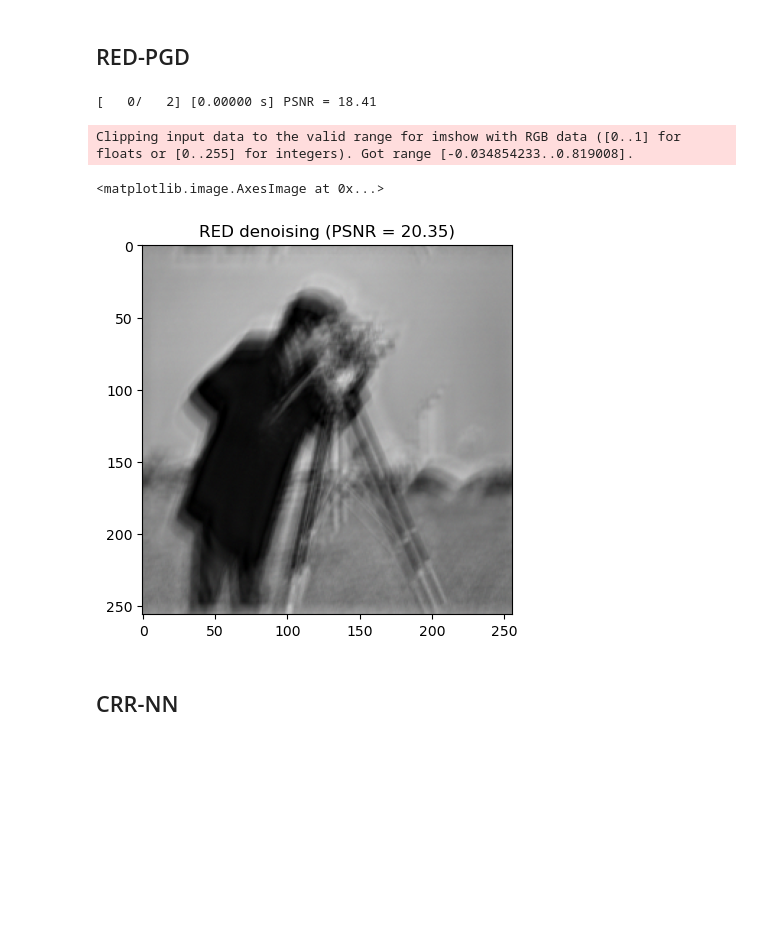
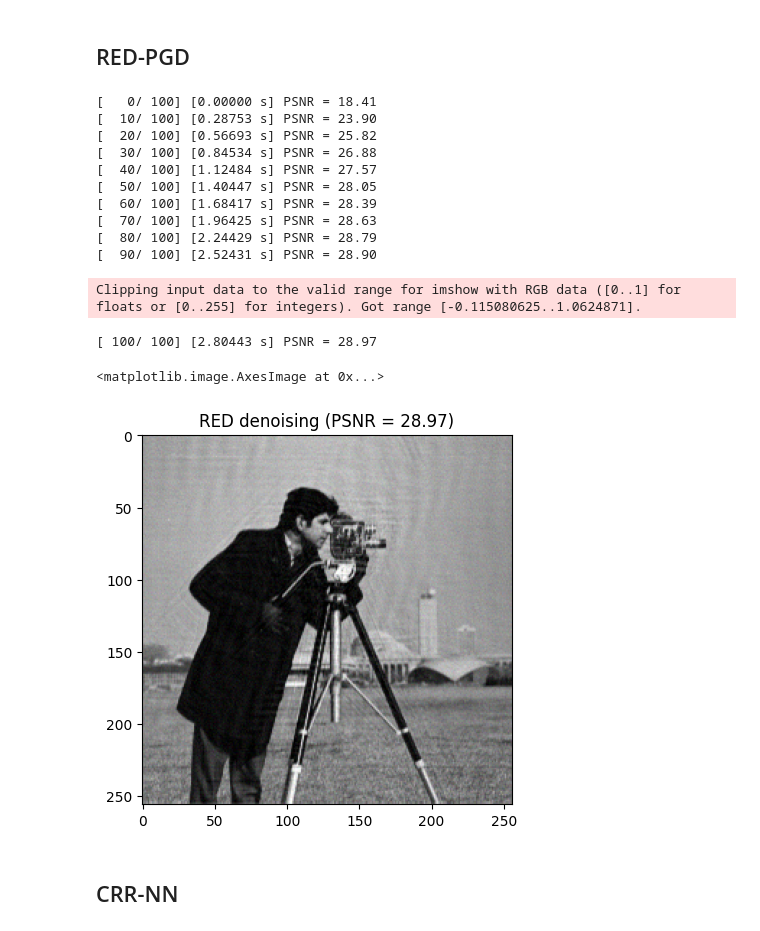
Before and after one commit to SullivanCastro/GMI_experiment, a Jupyter notebook: experiments.ipynb, the cells around one changed output. Cells and saved outputs as stored; diff of their text form; code cells hidden in the pictures; blank space fills up the shorter version.

```diff
--- a/experiments.ipynb
+++ b/experiments.ipynb
@@ -71,15 +81,25 @@ Clipping input data to the valid range for imshow with RGB data ([0..1] for floa
 # %% [markdown]
 ## RED-PGD
 # %%
-x_red, psnr_red, psnr_red_list = red_denoising("images/photographer.png", niter=2)
+x_red, psnr_red, psnr_red_list = red_denoising("images/photographer.png", niter=100)
 
 plt.title(f"RED denoising (PSNR = {psnr_red:.2f})")
 plt.imshow(x_red)
 # %% [output]
-[   0/   2] [0.00000 s] PSNR = 18.41
+[   0/ 100] [0.00000 s] PSNR = 18.41
+[  10/ 100] [0.28753 s] PSNR = 23.90
+[  20/ 100] [0.56693 s] PSNR = 25.82
+[  30/ 100] [0.84534 s] PSNR = 26.88
+[  40/ 100] [1.12484 s] PSNR = 27.57
+[  50/ 100] [1.40447 s] PSNR = 28.05
+[  60/ 100] [1.68417 s] PSNR = 28.39
+[  70/ 100] [1.96425 s] PSNR = 28.63
+[  80/ 100] [2.24429 s] PSNR = 28.79
+[  90/ 100] [2.52431 s] PSNR = 28.90
-Clipping input data to the valid range for imshow with RGB data ([0..1] for floats or [0..255] for integers). Got range [-0.034854233..0.819008].
+Clipping input data to the valid range for imshow with RGB data ([0..1] for floats or [0..255] for integers). Got range [-0.115080625..1.0624871].
-<matplotlib.image.AxesImage at 0x...>
+[ 100/ 100] [2.80443 s] PSNR = 28.97
+<matplotlib.image.AxesImage at 0x...>
-[figure, old version]
+[figure, new version]
 # %% [markdown]
 ## CRR-NN
 # %%
```
Also changed, not shown: parts of 5 cells of this notebook, 1 other file.
